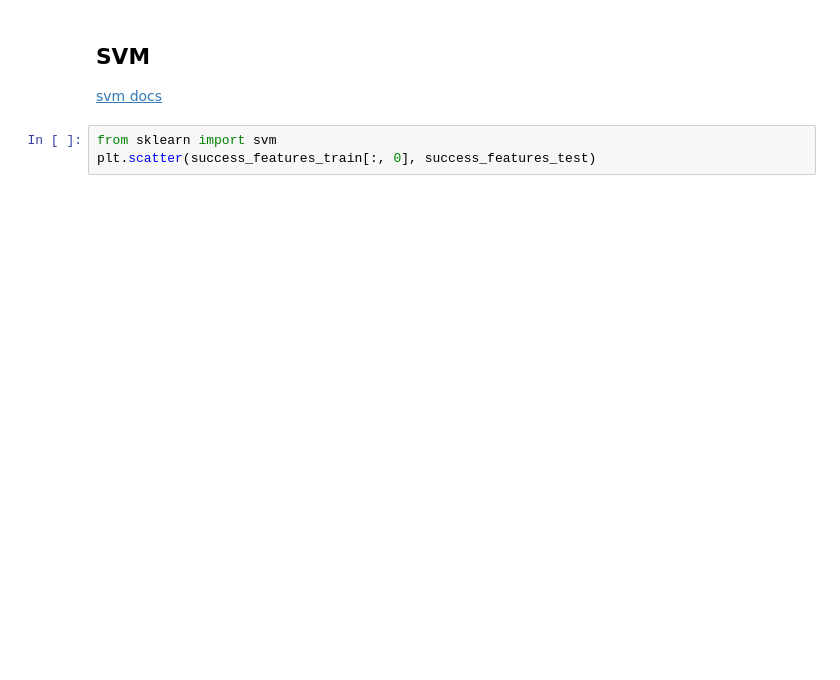
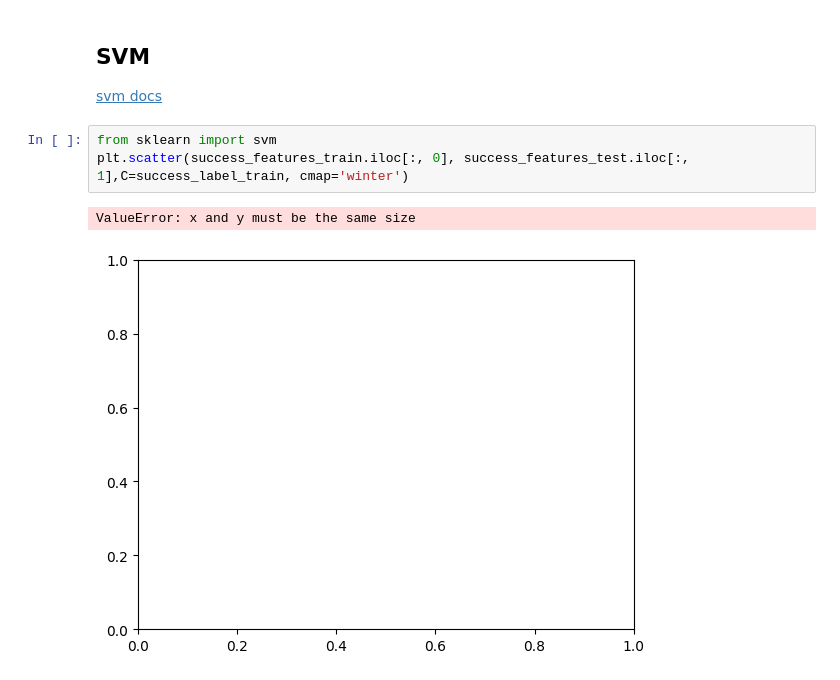
Before and after one commit to Petint/AI-and-DS, a Jupyter notebook: ds-2b.ipynb, the cells around one changed output. Drawn from its saved outputs; the diff is of its cells as text; blank space fills up the shorter version.

```diff
--- a/ds-2b.ipynb
+++ b/ds-2b.ipynb
@@ -145,4 +145,7 @@ tree.plot_tree(tree_clf)
 [svm docs]('https://scikit-learn.org/stable/modules/generated/sklearn.svm.SVC.html#sklearn.svm.SVC')
 # %%
 from sklearn import svm
-plt.scatter(success_features_train[:, 0], success_features_test)
+plt.scatter(success_features_train.iloc[:, 0], success_features_test.iloc[:, 1],C=success_label_train, cmap='winter')
+# %% [output]
+ValueError: x and y must be the same size
+[figure, added]
```
Also changed, not shown: parts of 3 cells of this notebook.
